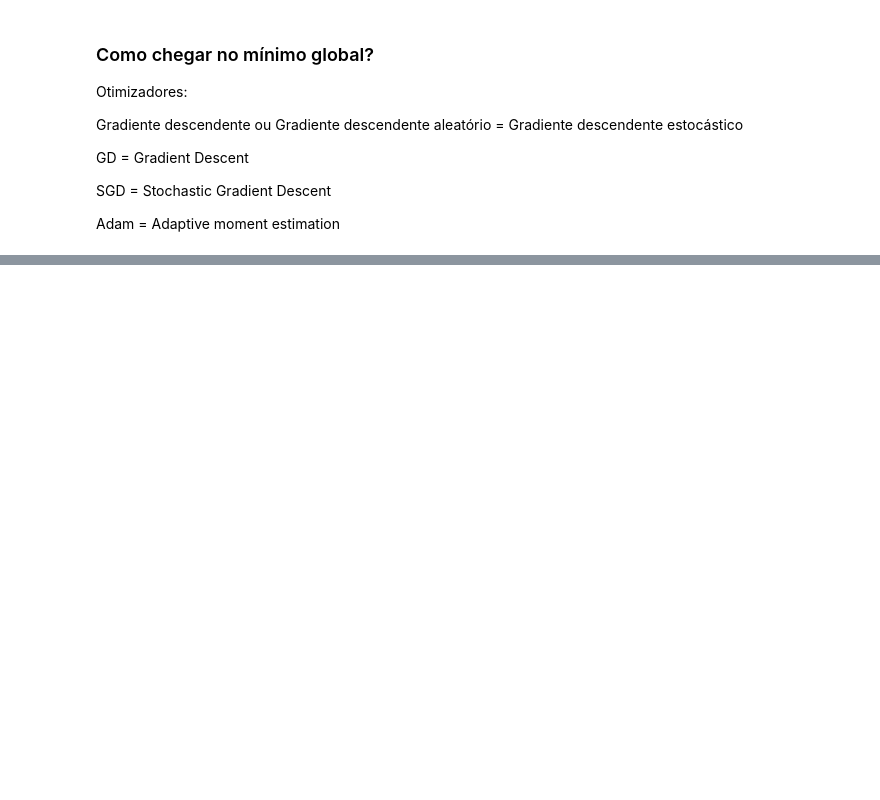
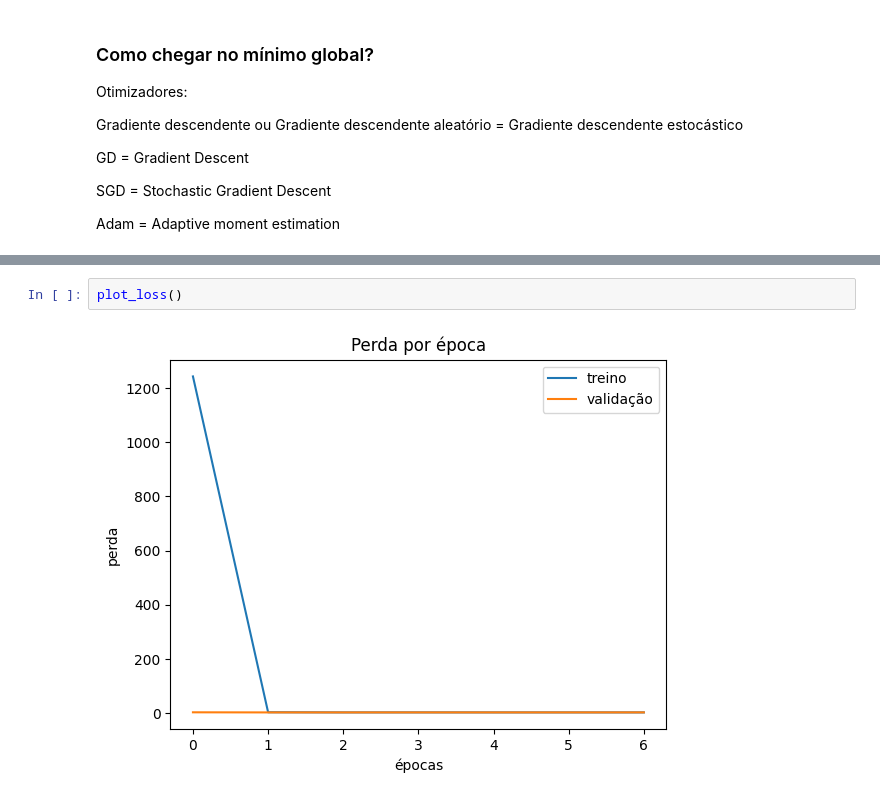
Before and after one commit to C3P0gan/Tutorials, a Jupyter notebook: Alura/Formacao_Machine_Learning_Avancada/Deep_Learning_parte_2_Keras/modelo.ipynb, the cells around one changed output, grey strips where cells are left out. Drawn from its saved outputs; the diff is of its cells as text; blank space fills up the shorter version.

```diff
--- a/Alura/Formacao_Machine_Learning_Avancada/Deep_Learning_parte_2_Keras/modelo.ipynb
+++ b/Alura/Formacao_Machine_Learning_Avancada/Deep_Learning_parte_2_Keras/modelo.ipynb
@@ -453,0 +454,4 @@ Adam = Adaptive moment estimation
+# %%
+plot_loss()
+# %% [output]
+[figure, added]
```
Also changed, not shown: parts of 22 cells of this notebook, 1 other file.
